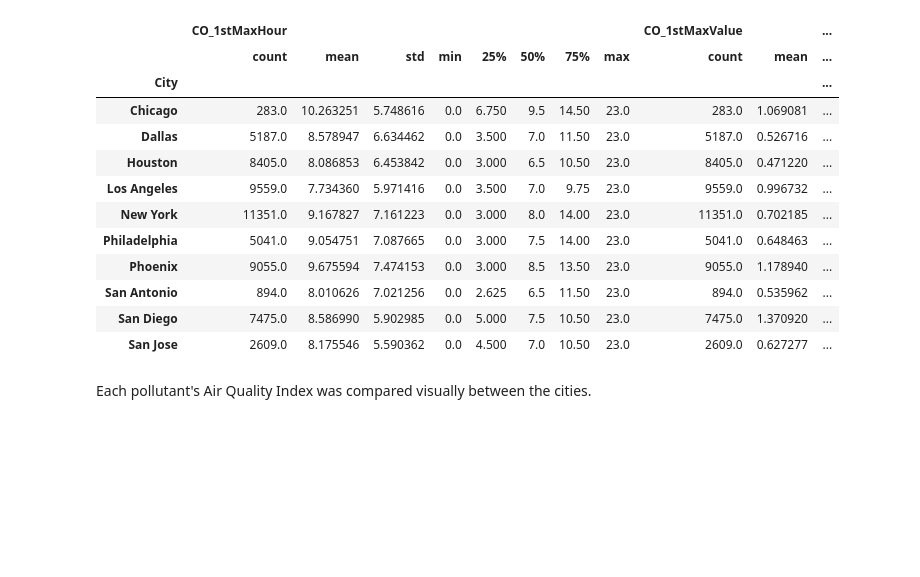
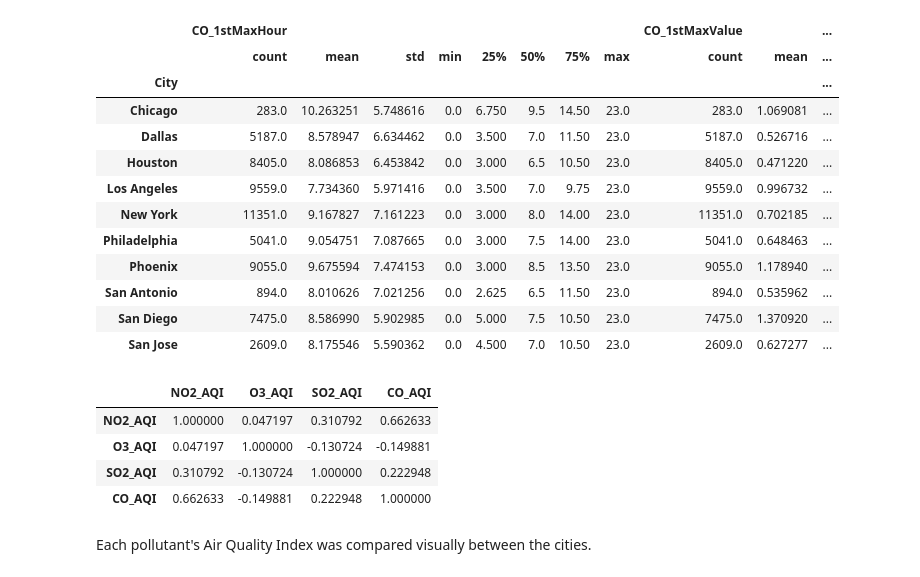
Before and after one commit to bouncebarkrun/Springboard-Data-Science-Career-Track, a Jupyter notebook: 1st Capstone Project/Capstone 1 EDA.ipynb, the cells around one changed output. Drawn from its saved outputs; the diff is of its cells as text; code cells hidden in the pictures; blank space fills up the shorter version.

```diff
--- a/1st Capstone Project/Capstone 1 EDA.ipynb
+++ b/1st Capstone Project/Capstone 1 EDA.ipynb
@@ -136,6 +136,14 @@ top10.groupby('City').describe()
 | San Antonio | 894.0 | 8.010626 | 7.021256 | 0.0 | 2.625 | 6.5 | 11.50 | 23.0 | 894.0 | 0.535962 | ... |
 | San Diego | 7475.0 | 8.586990 | 5.902985 | 0.0 | 5.000 | 7.5 | 10.50 | 23.0 | 7475.0 | 1.370920 | ... |
 | San Jose | 2609.0 | 8.175546 | 5.590362 | 0.0 | 4.500 | 7.0 | 10.50 | 23.0 | 2609.0 | 0.627277 | ... |
+# %%
+top10[cols].corr()
+# %% [output]
+|  | NO2_AQI | O3_AQI | SO2_AQI | CO_AQI |
+| NO2_AQI | 1.000000 | 0.047197 | 0.310792 | 0.662633 |
+| O3_AQI | 0.047197 | 1.000000 | -0.130724 | -0.149881 |
+| SO2_AQI | 0.310792 | -0.130724 | 1.000000 | 0.222948 |
+| CO_AQI | 0.662633 | -0.149881 | 0.222948 | 1.000000 |
 # %% [markdown]
 Each pollutant's Air Quality Index was compared visually between the cities.
 # %%
```
Also changed, not shown: parts of 8 cells of this notebook.
